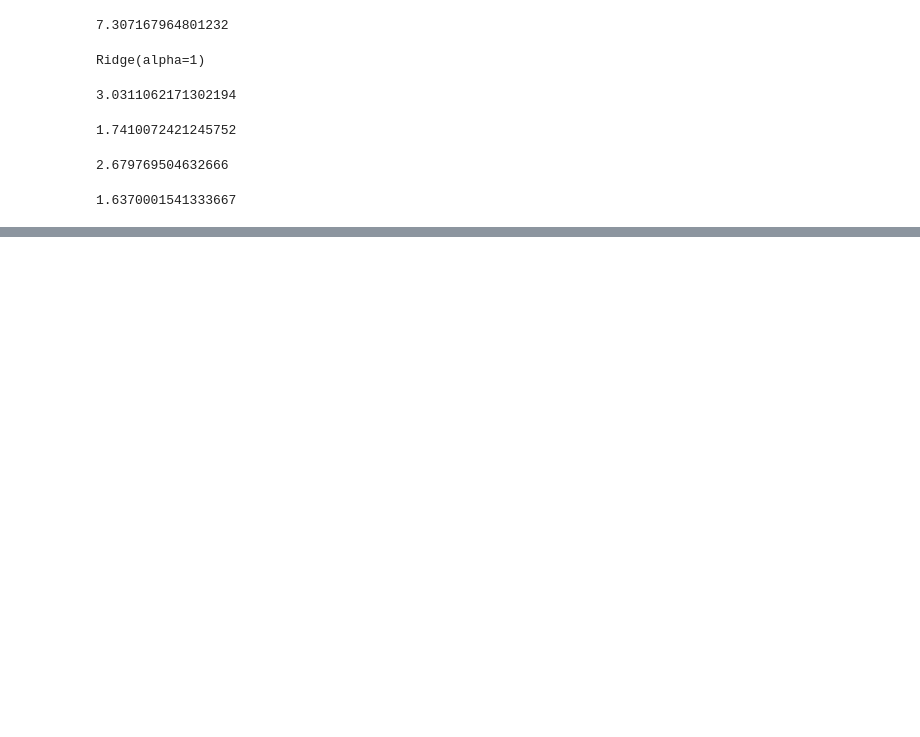
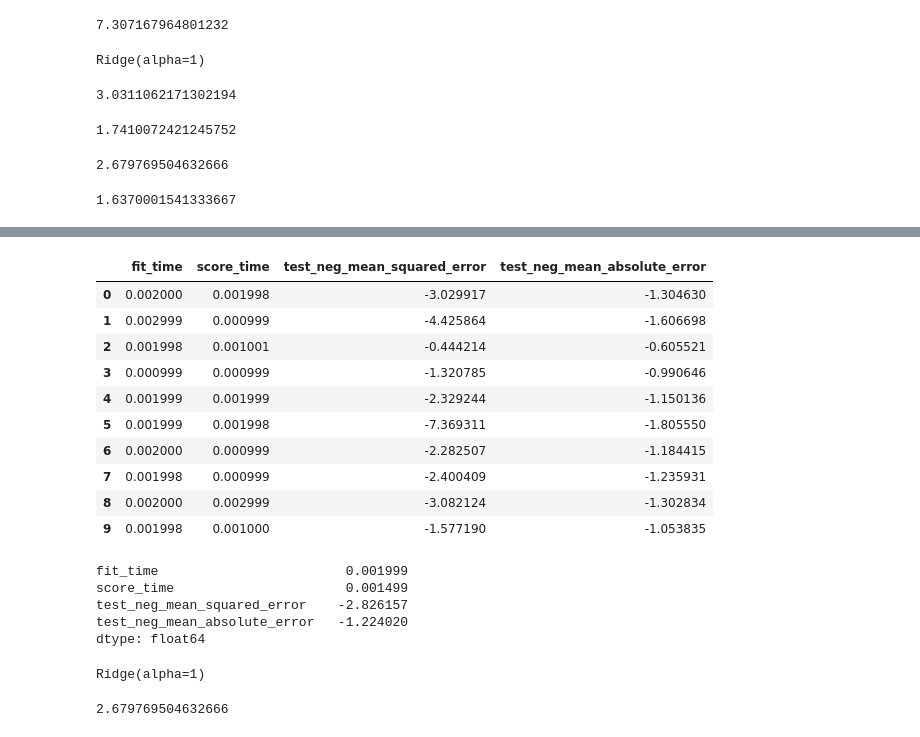
Before and after one commit to YomiDavid/ML_Live-_Class, a Jupyter notebook: Cross Validation/Cross Validation Manual.ipynb, the cells around one changed output, grey strips where cells are left out. Cells and saved outputs as stored; diff of their text form; code cells hidden in the pictures; blank space fills up the shorter version.

```diff
--- a/Cross Validation/Cross Validation Manual.ipynb
+++ b/Cross Validation/Cross Validation Manual.ipynb
@@ -148,0 +169,2 @@ RMSE5
+# %%
+mode6 = Ridge(alpha=1)
@@ -148,0 +180,2 @@ RMSE5
+# %%
+mode6.fit(X_train, Y_train)
@@ -148,0 +220,5 @@ RMSE5
+# %%
+model2 = Ridge(alpha=1)
+# %%
+scores2 = cross_validate(model2,X_train,Y_train, scoring =['neg_mean_squared_error','neg_mean_absolute_error'], cv=10)
+scores2
@@ -148,0 +234,23 @@ RMSE5
+# %%
+scores2=pd.DataFrame(scores2)
+scores2
+# %% [output]
+|  | fit_time | score_time | test_neg_mean_squared_error | test_neg_mean_absolute_error |
+| 0 | 0.002000 | 0.001998 | -3.029917 | -1.304630 |
+| 1 | 0.002999 | 0.000999 | -4.425864 | -1.606698 |
+| 2 | 0.001998 | 0.001001 | -0.444214 | -0.605521 |
+| 3 | 0.000999 | 0.000999 | -1.320785 | -0.990646 |
+| 4 | 0.001999 | 0.001999 | -2.329244 | -1.150136 |
+| 5 | 0.001999 | 0.001998 | -7.369311 | -1.805550 |
+| 6 | 0.002000 | 0.000999 | -2.282507 | -1.184415 |
+| 7 | 0.001998 | 0.000999 | -2.400409 | -1.235931 |
+| 8 | 0.002000 | 0.002999 | -3.082124 | -1.302834 |
+| 9 | 0.001998 | 0.001000 | -1.577190 | -1.053835 |
+# %%
+scores2.mean()
+# %% [output]
+fit_time                        0.001999
+score_time                      0.001499
+test_neg_mean_squared_error    -2.826157
+test_neg_mean_absolute_error   -1.224020
+dtype: float64
@@ -148,0 +259,4 @@ RMSE5
+# %%
+model.fit(X_train, Y_train)
+# %% [output]
+Ridge(alpha=1)
@@ -148,0 +265,5 @@ RMSE5
+# %%
+MSEE = mean_squared_error(prediction, Y_test)
+MSEE
+# %% [output]
+2.679769504632666
```
Also changed, not shown: parts of 33 cells of this notebook, 5 other files.
